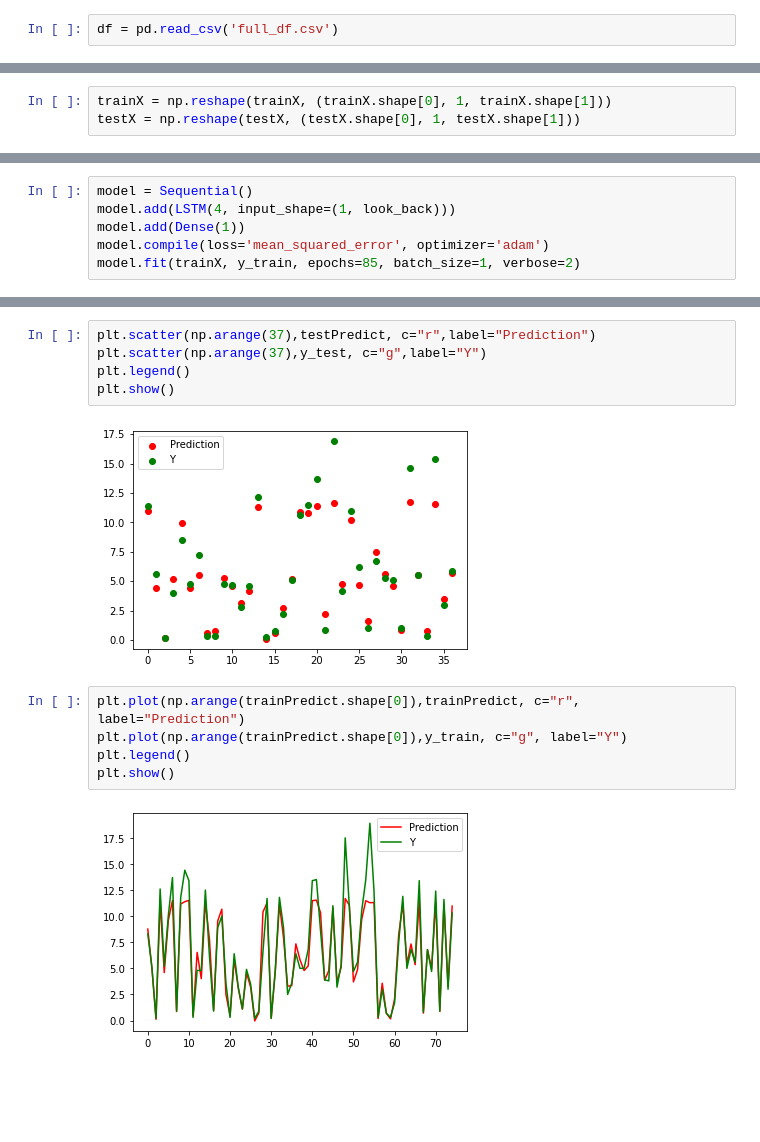
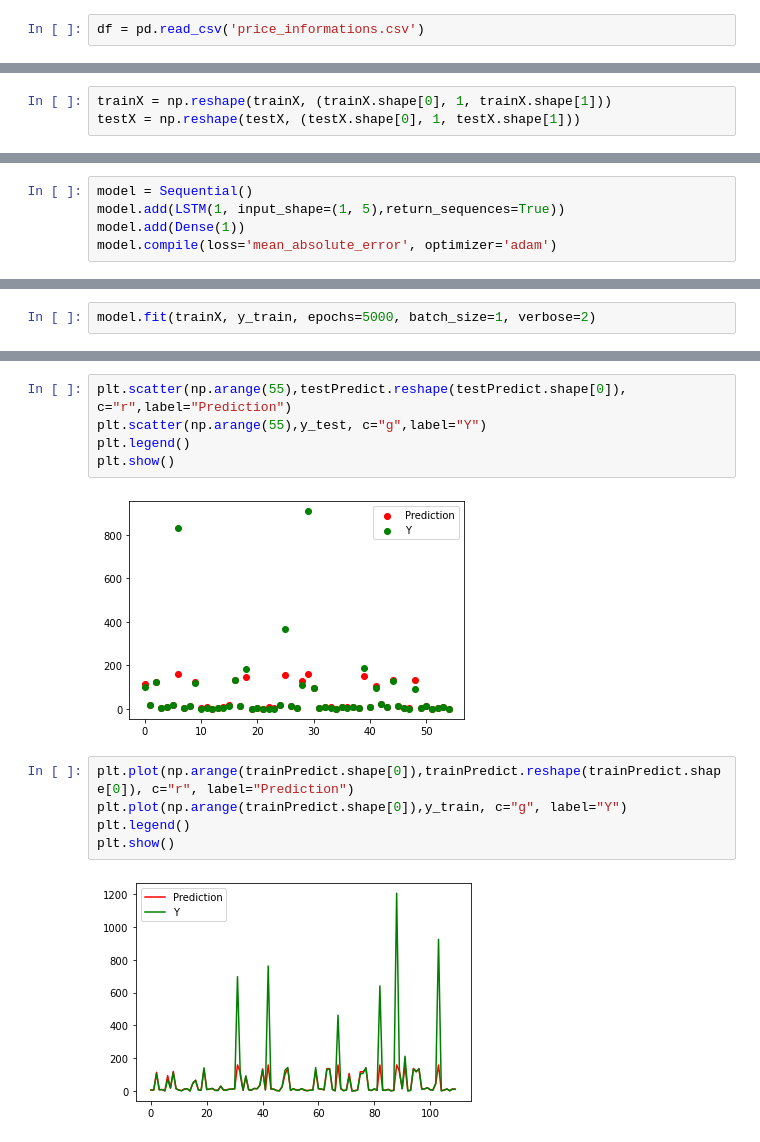
Before and after one commit to nebipeker/Analyzing-Transaction-Graphs-for-Price-Prediction-of-Bitcoin, a Jupyter notebook: LSTM Model.ipynb, the cells around one changed output, grey strips where cells are left out. Drawn from its saved outputs; the diff is of its cells as text; blank space fills up the shorter version.

```diff
--- a/LSTM Model.ipynb
+++ b/LSTM Model.ipynb
@@ -15,7 +15,7 @@ import math
 import matplotlib.pyplot as plt
 import time
 # %%
-df = pd.read_csv('full_df.csv')
+df = pd.read_csv('price_informations.csv')
 # %%
 df
 # %% [output]
@@ -55,6 +57,5 @@ look_back = 10
 # %%
 model = Sequential()
-model.add(LSTM(4, input_shape=(1, look_back)))
+model.add(LSTM(1, input_shape=(1, 5),return_sequences=True))
 model.add(Dense(1))
-model.compile(loss='mean_squared_error', optimizer='adam')
-model.fit(trainX, y_train, epochs=85, batch_size=1, verbose=2)
+model.compile(loss='mean_absolute_error', optimizer='adam')
@@ -79,0 +77,2 @@ Epoch 85/85
+# %%
+model.fit(trainX, y_train, epochs=5000, batch_size=1, verbose=2)
@@ -113,17 +150,17 @@ plt.show()
 # %%
-plt.scatter(np.arange(37),testPredict, c="r",label="Prediction")
-plt.scatter(np.arange(37),y_test, c="g",label="Y")
+plt.scatter(np.arange(55),testPredict.reshape(testPredict.shape[0]), c="r",label="Prediction")
+plt.scatter(np.arange(55),y_test, c="g",label="Y")
 plt.legend()
 plt.show()
 # %% [output]
-[figure, old version]
+[figure, new version]
 # %%
-plt.plot(np.arange(trainPredict.shape[0]),trainPredict, c="r", label="Prediction")
+plt.plot(np.arange(trainPredict.shape[0]),trainPredict.reshape(trainPredict.shape[0]), c="r", label="Prediction")
 plt.plot(np.arange(trainPredict.shape[0]),y_train, c="g", label="Y")
 plt.legend()
 plt.show()
 # %% [output]
-[figure, old version]
+[figure, new version]
 # %%
 plt.scatter(np.arange(trainPredict.shape[0]),trainPredict, c="r", label="Prediction")
 plt.scatter(np.arange(trainPredict.shape[0]),y_train, c="g", label="Y")
```
Also changed, not shown: parts of 24 cells of this notebook.
